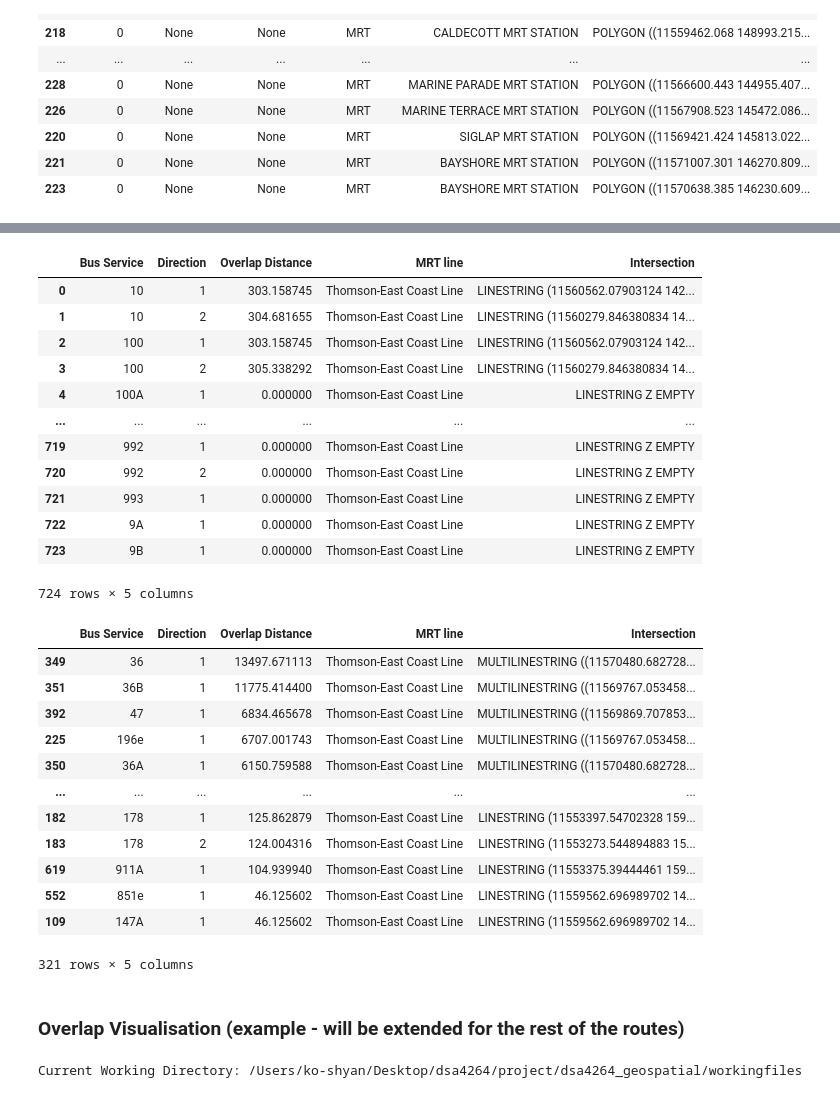
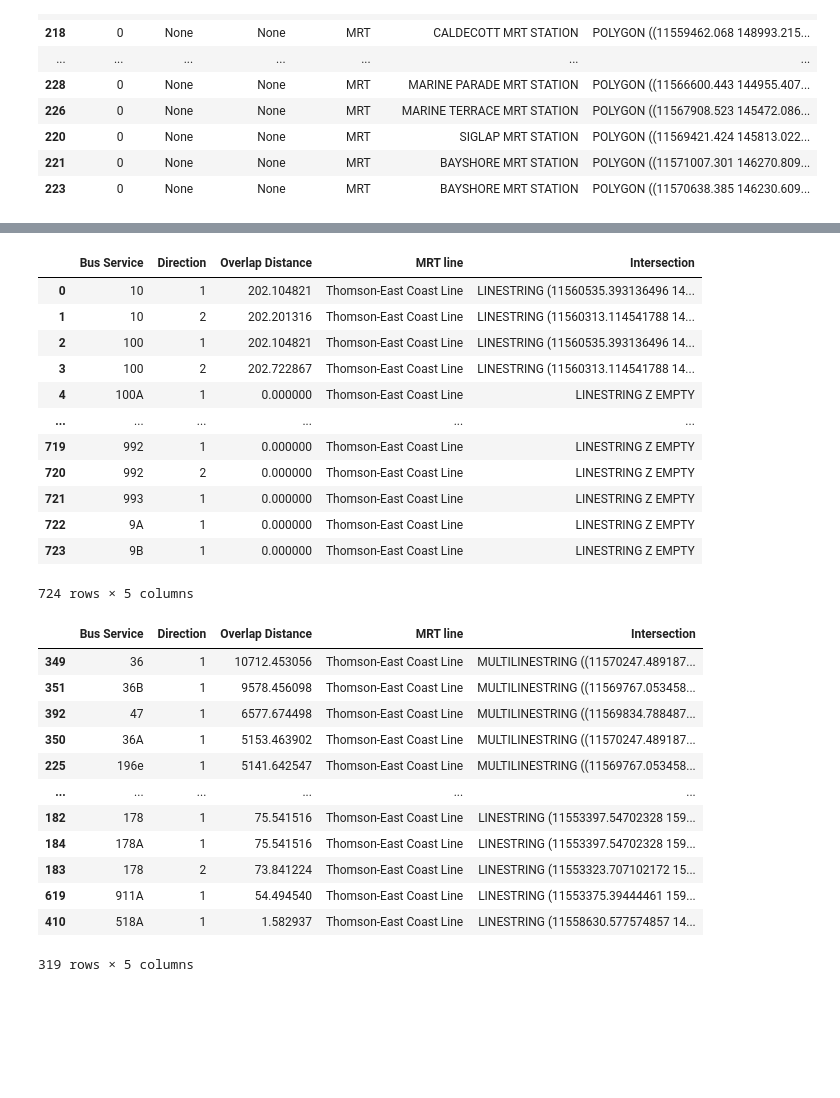
Before and after one commit to Yutingggggggg/dsa4264_geospatial, a Jupyter notebook: workingfiles/overlap_distance.ipynb, the cells around one changed output, grey strips where cells are left out. Drawn from its saved outputs; the diff is of its cells as text; code cells hidden in the pictures; blank space fills up the shorter version.

```diff
--- a/workingfiles/overlap_distance.ipynb
+++ b/workingfiles/overlap_distance.ipynb
@@ -176,14 +176,14 @@ bus_routes_combined
 # %%
 # calculate the overlapping distance of each bus route and the brown line
-buffer_distance = 150
+buffer_distance = 100
 buffered_brown_line = brown_line_route.buffer(buffer_distance)
 
-overlap_distance_output = []
+overlap_distance_output_brown = []
 
 for i, route in tqdm(bus_routes_combined.iterrows()):
     overlap = buffered_brown_line.intersection(route.geometry)
     if overlap.is_empty:
-        overlap_distance_output.append({
+        overlap_distance_output_brown.append({
             'Bus Service': route['ServiceNo'],
             'Direction': route['Direction'],
             'Overlap Distance': 0,
@@ -191,7 +191,7 @@ for i, route in tqdm(bus_routes_combined.iterrows()):
             'Intersection': overlap
             })
     else:
-        overlap_distance_output.append({
+        overlap_distance_output_brown.append({
             'Bus Service': route['ServiceNo'],
             'Direction': route['Direction'],
             'Overlap Distance': overlap.length,
@@ -199,14 +199,14 @@ for i, route in tqdm(bus_routes_combined.iterrows()):
             'Intersection': overlap
             })
 
-overlap_distance = geopandas.GeoDataFrame(overlap_distance_output)
-overlap_distance
+overlap_distance_brown = geopandas.GeoDataFrame(overlap_distance_output_brown)
+overlap_distance_brown
 # %% [output]
 |  | Bus Service | Direction | Overlap Distance | MRT line | Intersection |
-| 0 | 10 | 1 | 303.158745 | Thomson-East Coast Line | LINESTRING (11560562.07903124 142... |
-| 1 | 10 | 2 | 304.681655 | Thomson-East Coast Line | LINESTRING (11560279.846380834 14... |
-| 2 | 100 | 1 | 303.158745 | Thomson-East Coast Line | LINESTRING (11560562.07903124 142... |
-| 3 | 100 | 2 | 305.338292 | Thomson-East Coast Line | LINESTRING (11560279.846380834 14... |
+| 0 | 10 | 1 | 202.104821 | Thomson-East Coast Line | LINESTRING (11560535.393136496 14... |
+| 1 | 10 | 2 | 202.201316 | Thomson-East Coast Line | LINESTRING (11560313.114541788 14... |
+| 2 | 100 | 1 | 202.104821 | Thomson-East Coast Line | LINESTRING (11560535.393136496 14... |
+| 3 | 100 | 2 | 202.722867 | Thomson-East Coast Line | LINESTRING (11560313.114541788 14... |
 | 4 | 100A | 1 | 0.000000 | Thomson-East Coast Line | LINESTRING Z EMPTY |
 | ... | ... | ... | ... | ... | ... |
 | 719 | 992 | 1 | 0.000000 | Thomson-East Coast Line | LINESTRING Z EMPTY |
@@ -217,21 +217,19 @@ overlap_distance
 724 rows × 5 columns
 # %%
 # filter bus routes with overlap
-bus_routes_overlap = overlap_distance[overlap_distance['Overlap Distance'] > 0].sort_values(by = 'Overlap Distance', ascending = False)
-bus_routes_overlap
+bus_routes_overlap_brown = overlap_distance_brown[overlap_distance_brown['Overlap Distance'] > 0].sort_values(by = 'Overlap Distance', ascending = False)
+bus_routes_overlap_brown
 # %% [output]
 |  | Bus Service | Direction | Overlap Distance | MRT line | Intersection |
-| 349 | 36 | 1 | 13497.671113 | Thomson-East Coast Line | MULTILINESTRING ((11570480.682728... |
-| 351 | 36B | 1 | 11775.414400 | Thomson-East Coast Line | MULTILINESTRING ((11569767.053458... |
-| 392 | 47 | 1 | 6834.465678 | Thomson-East Coast Line | MULTILINESTRING ((11569869.707853... |
-| 225 | 196e | 1 | 6707.001743 | Thomson-East Coast Line | MULTILINESTRING ((11569767.053458... |
-| 350 | 36A | 1 | 6150.759588 | Thomson-East Coast Line | MULTILINESTRING ((11570480.682728... |
+| 349 | 36 | 1 | 10712.453056 | Thomson-East Coast Line | MULTILINESTRING ((11570247.489187... |
+| 351 | 36B | 1 | 9578.456098 | Thomson-East Coast Line | MULTILINESTRING ((11569767.053458... |
+| 392 | 47 | 1 | 6577.674498 | Thomson-East Coast Line | MULTILINESTRING ((11569834.788487... |
+| 350 | 36A | 1 | 5153.463902 | Thomson-East Coast Line | MULTILINESTRING ((11570247.489187... |
+| 225 | 196e | 1 | 5141.642547 | Thomson-East Coast Line | MULTILINESTRING ((11569767.053458... |
 | ... | ... | ... | ... | ... | ... |
-| 182 | 178 | 1 | 125.862879 | Thomson-East Coast Line | LINESTRING (11553397.54702328 159... |
-| 183 | 178 | 2 | 124.004316 | Thomson-East Coast Line | LINESTRING (11553273.544894883 15... |
-| 619 | 911A | 1 | 104.939940 | Thomson-East Coast Line | LINESTRING (11553375.39444461 159... |
-| 552 | 851e | 1 | 46.125602 | Thomson-East Coast Line | LINESTRING (11559562.696989702 14... |
-| 109 | 147A | 1 | 46.125602 | Thomson-East Coast Line | LINESTRING (11559562.696989702 14... |
+| 182 | 178 | 1 | 75.541516 | Thomson-East Coast Line | LINESTRING (11553397.54702328 159... |
+| 184 | 178A | 1 | 75.541516 | Thomson-East Coast Line | LINESTRING (11553397.54702328 159... |
+| 183 | 178 | 2 | 73.841224 | Thomson-East Coast Line | LINESTRING (11553323.707102172 15... |
+| 619 | 911A | 1 | 54.494540 | Thomson-East Coast Line | LINESTRING (11553375.39444461 159... |
+| 410 | 518A | 1 | 1.582937 | Thomson-East Coast Line | LINESTRING (11558630.577574857 14... |
-321 rows × 5 columns
+319 rows × 5 columns
-# %% [markdown]
-### Overlap Visualisation (example - will be extended for the rest of the routes)
@@ -296,8 +235,0 @@ brown_line_overlap_map
-# %%
-import os
-
-# Get the current working directory
-current_directory = os.getcwd()
-print("Current Working Directory:", current_directory)
-# %% [output]
-Current Working Directory: /Users/ko-shyan/Desktop/dsa4264/project/dsa4264_geospatial/workingfiles
```
Also changed, not shown: parts of 49 cells of this notebook.
